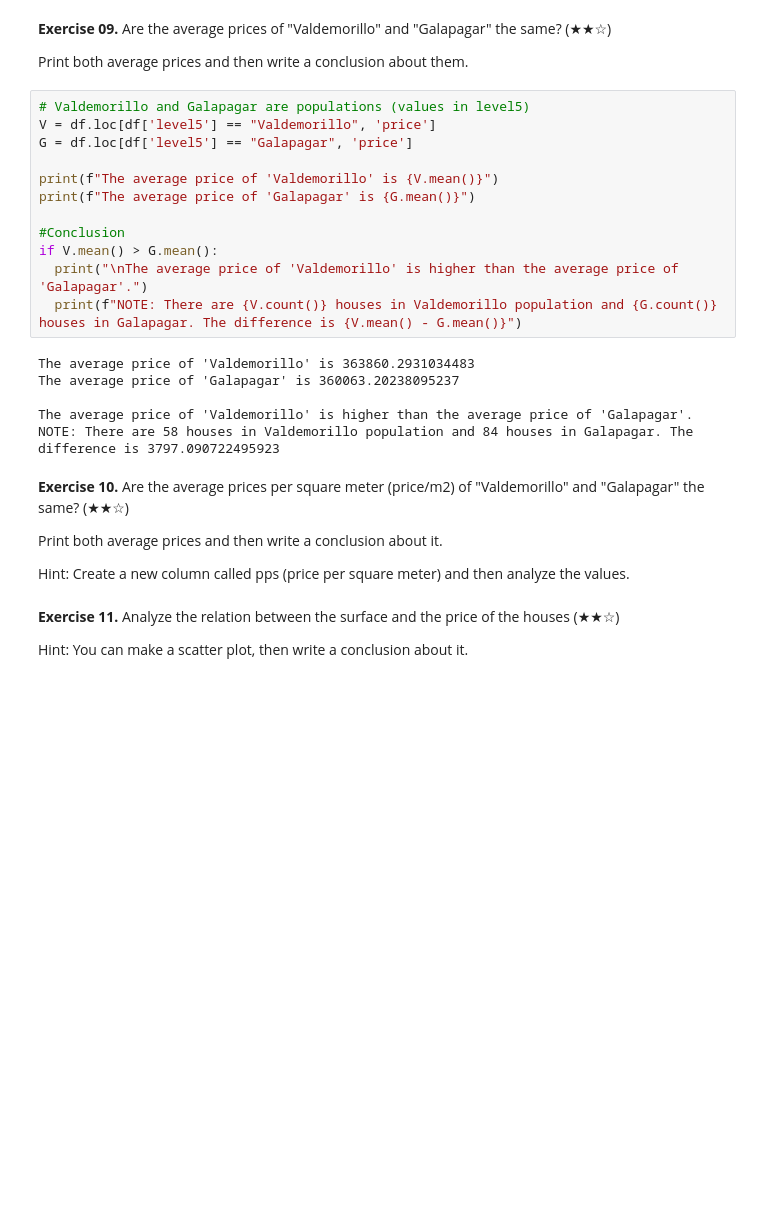
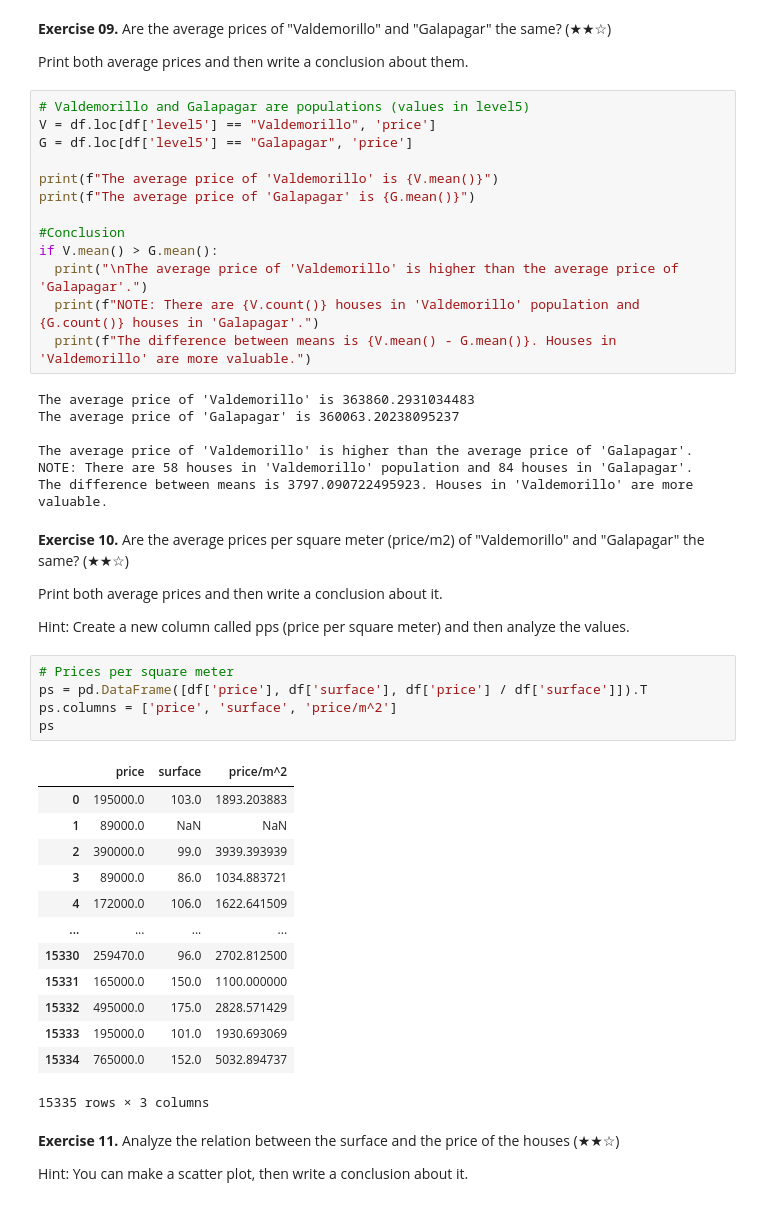
Before and after one commit to Caavlier/Proyect-RealState, a Jupyter notebook: Real_Estate_Clean_Up_Project_0.ipynb, the cells around one changed output. Drawn from its saved outputs; the diff is of its cells as text; blank space fills up the shorter version.

```diff
--- a/Real_Estate_Clean_Up_Project_0.ipynb
+++ b/Real_Estate_Clean_Up_Project_0.ipynb
@@ -204,19 +204,40 @@ print(f"The average price of 'Galapagar' is {G.mean()}")
 #Conclusion
 if V.mean() > G.mean():
   print("\nThe average price of 'Valdemorillo' is higher than the average price of 'Galapagar'.")
-  print(f"NOTE: There are {V.count()} houses in Valdemorillo population and {G.count()} houses in Galapagar. The difference is {V.mean() - G.mean()}")
+  print(f"NOTE: There are {V.count()} houses in 'Valdemorillo' population and {G.count()} houses in 'Galapagar'.")
+  print(f"The difference between means is {V.mean() - G.mean()}. Houses in 'Valdemorillo' are more valuable.")
 # %% [output]
 The average price of 'Valdemorillo' is 363860.2931034483
 The average price of 'Galapagar' is 360063.20238095237
 
 The average price of 'Valdemorillo' is higher than the average price of 'Galapagar'.
-NOTE: There are 58 houses in Valdemorillo population and 84 houses in Galapagar. The difference is 3797.090722495923
+NOTE: There are 58 houses in 'Valdemorillo' population and 84 houses in 'Galapagar'.
+The difference between means is 3797.090722495923. Houses in 'Valdemorillo' are more valuable.
 # %% [markdown]
 **Exercise 10.** Are the average prices per square meter (price/m2) of "Valdemorillo" and "Galapagar" the same? (★★☆)
 
 Print both average prices and then write a conclusion about it.
 
 Hint: Create a new column called pps (price per square meter) and then analyze the values.
+# %%
+# Prices per square meter
+ps = pd.DataFrame([df['price'], df['surface'], df['price'] / df['surface']]).T
+ps.columns = ['price', 'surface', 'price/m^2']
+ps
+# %% [output]
+|  | price | surface | price/m^2 |
+| 0 | 195000.0 | 103.0 | 1893.203883 |
+| 1 | 89000.0 | NaN | NaN |
+| 2 | 390000.0 | 99.0 | 3939.393939 |
+| 3 | 89000.0 | 86.0 | 1034.883721 |
+| 4 | 172000.0 | 106.0 | 1622.641509 |
+| ... | ... | ... | ... |
+| 15330 | 259470.0 | 96.0 | 2702.812500 |
+| 15331 | 165000.0 | 150.0 | 1100.000000 |
+| 15332 | 495000.0 | 175.0 | 2828.571429 |
+| 15333 | 195000.0 | 101.0 | 1930.693069 |
+| 15334 | 765000.0 | 152.0 | 5032.894737 |
+15335 rows × 3 columns
 # %% [markdown]
 **Exercise 11.** Analyze the relation between the surface and the price of the houses (★★☆)
 
```
